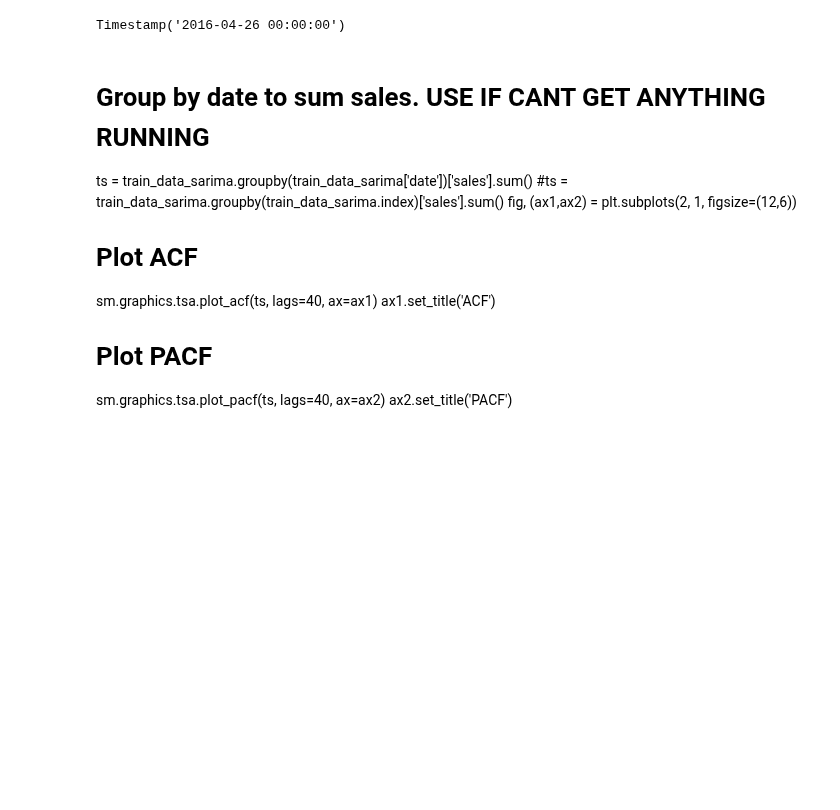
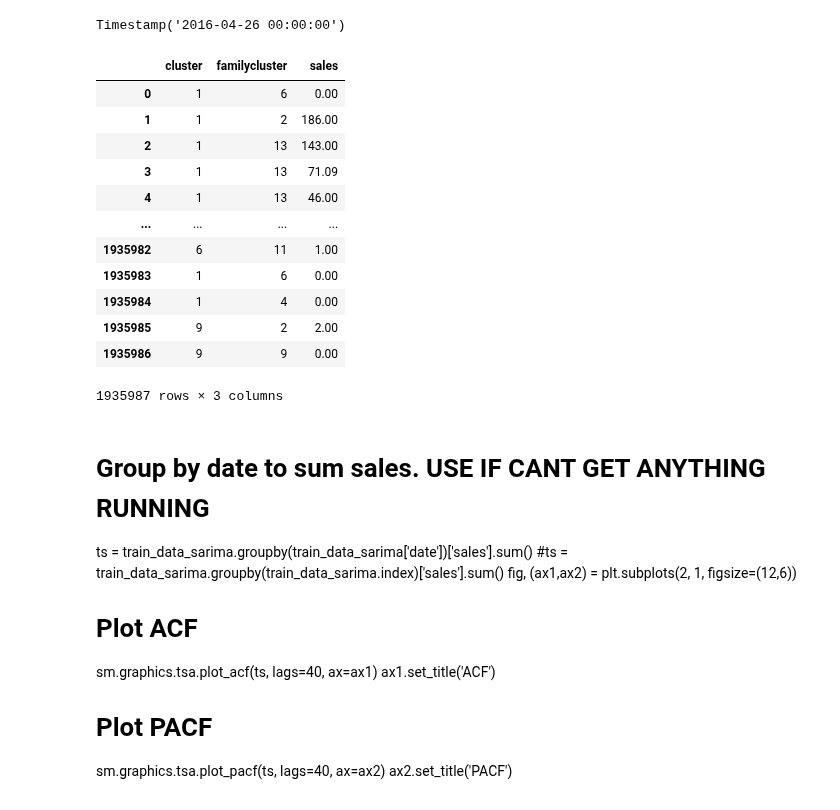
Before and after one commit to coryleroy1/Store-Sales, a Jupyter notebook: Models/SARIMAXtry2.ipynb, the cells around one changed output. Saved outputs shown, nothing was run; the diff lists cells and outputs as text; code cells hidden in the pictures; blank space fills up the shorter version.

Commit message:
fixed sarima bug

```diff
--- a/Models/SARIMAXtry2.ipynb
+++ b/Models/SARIMAXtry2.ipynb
@@ -210,9 +210,25 @@ train_data['date'].max()
 Timestamp('2016-04-26 00:00:00')
 # %%
 #shorten train for testing
-train_data_sarima = train_data[train_data['date']>'2016-04-01']
+train_data_sarima = train_data.set_index('date')
+train_data_sarima = train_data_sarima[train_data_sarima.index > '2016-04-01']
 # %%
-train_data_sarima = train_data[['date','cluster','familycluster','sales']]
+train_data_sarima = train_data_sarima[['cluster','familycluster','sales']]
+train_data_sarima
+# %% [output]
+|  | cluster | familycluster | sales |
+| 0 | 1 | 6 | 0.00 |
+| 1 | 1 | 2 | 186.00 |
+| 2 | 1 | 13 | 143.00 |
+| 3 | 1 | 13 | 71.09 |
+| 4 | 1 | 13 | 46.00 |
+| ... | ... | ... | ... |
+| 1935982 | 6 | 11 | 1.00 |
+| 1935983 | 1 | 6 | 0.00 |
+| 1935984 | 1 | 4 | 0.00 |
+| 1935985 | 9 | 2 | 2.00 |
+| 1935986 | 9 | 9 | 0.00 |
+1935987 rows × 3 columns
 # %%
 #train_data_sarima = train_data_s[train_data_s['date']=='2015-09-01']
 #train_data_sarima = train_data_s.set_index('date')
```
Also changed, not shown: parts of 1 cell of this notebook, 2 other files.
